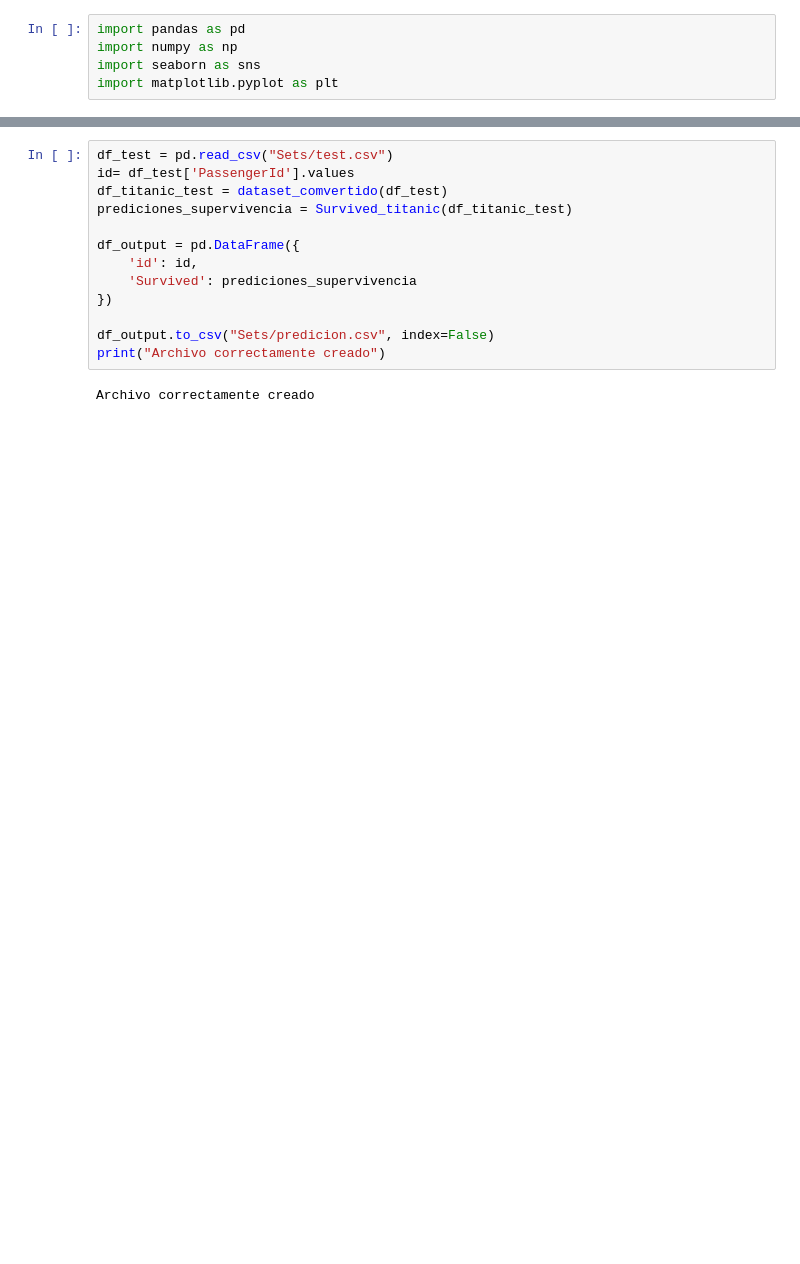
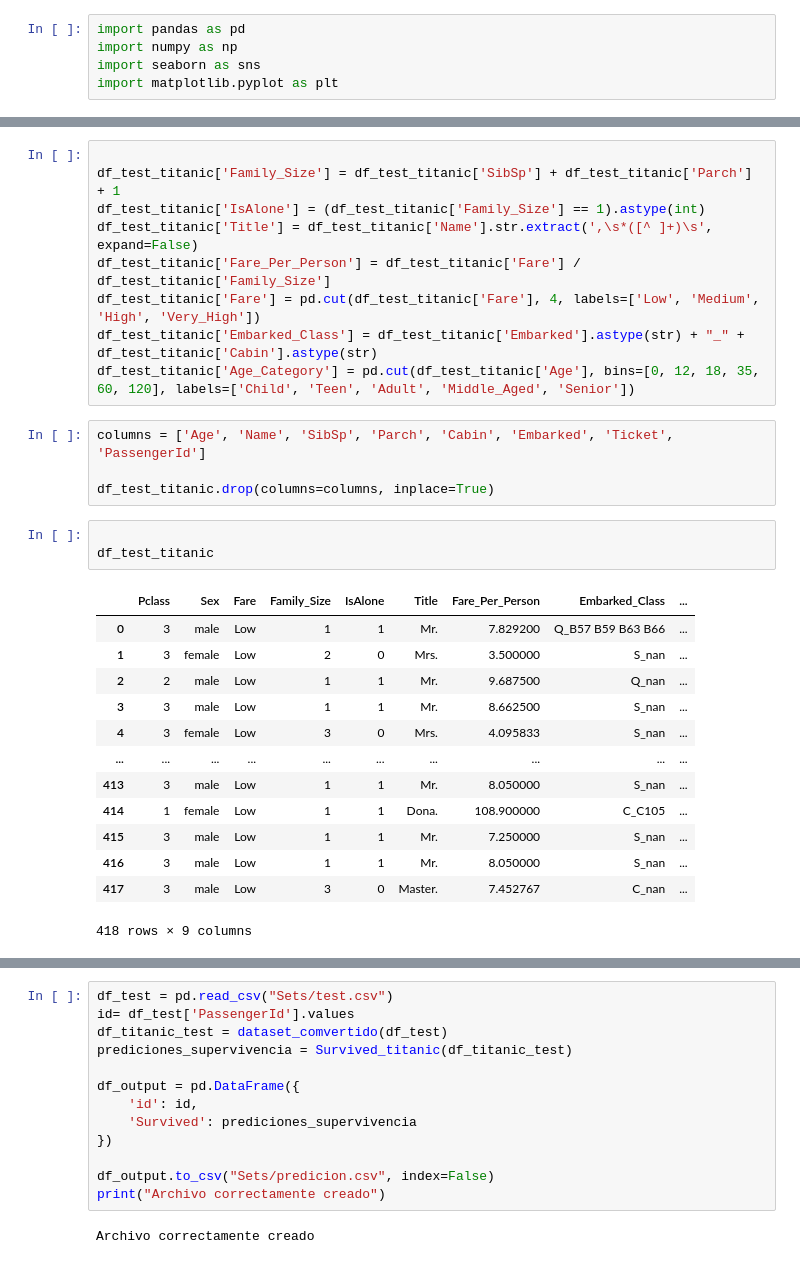
Before and after one commit to David2003006/Inteligencia-Artificial, a Jupyter notebook: Titanic/Practica4.ipynb, the cells around one changed output, grey strips where cells are left out. Saved outputs shown, nothing was run; the diff lists cells and outputs as text; blank space fills up the shorter version.

```diff
--- a/Titanic/Practica4.ipynb
+++ b/Titanic/Practica4.ipynb
@@ -58,0 +42,30 @@ dtype: int64
+# %%
+
+df_test_titanic['Family_Size'] = df_test_titanic['SibSp'] + df_test_titanic['Parch'] + 1
+df_test_titanic['IsAlone'] = (df_test_titanic['Family_Size'] == 1).astype(int)
+df_test_titanic['Title'] = df_test_titanic['Name'].str.extract(',\s*([^ ]+)\s', expand=False)
+df_test_titanic['Fare_Per_Person'] = df_test_titanic['Fare'] / df_test_titanic['Family_Size']
+df_test_titanic['Fare'] = pd.cut(df_test_titanic['Fare'], 4, labels=['Low', 'Medium', 'High', 'Very_High'])
+df_test_titanic['Embarked_Class'] = df_test_titanic['Embarked'].astype(str) + "_" + df_test_titanic['Cabin'].astype(str)
+df_test_titanic['Age_Category'] = pd.cut(df_test_titanic['Age'], bins=[0, 12, 18, 35, 60, 120], labels=['Child', 'Teen', 'Adult', 'Middle_Aged', 'Senior'])
+# %%
+columns = ['Age', 'Name', 'SibSp', 'Parch', 'Cabin', 'Embarked', 'Ticket', 'PassengerId']
+
+df_test_titanic.drop(columns=columns, inplace=True)
+# %%
+
+df_test_titanic
+# %% [output]
+|  | Pclass | Sex | Fare | Family_Size | IsAlone | Title | Fare_Per_Person | Embarked_Class | ... |
+| 0 | 3 | male | Low | 1 | 1 | Mr. | 7.829200 | Q_B57 B59 B63 B66 | ... |
+| 1 | 3 | female | Low | 2 | 0 | Mrs. | 3.500000 | S_nan | ... |
+| 2 | 2 | male | Low | 1 | 1 | Mr. | 9.687500 | Q_nan | ... |
+| 3 | 3 | male | Low | 1 | 1 | Mr. | 8.662500 | S_nan | ... |
+| 4 | 3 | female | Low | 3 | 0 | Mrs. | 4.095833 | S_nan | ... |
+| ... | ... | ... | ... | ... | ... | ... | ... | ... | ... |
+| 413 | 3 | male | Low | 1 | 1 | Mr. | 8.050000 | S_nan | ... |
+| 414 | 1 | female | Low | 1 | 1 | Dona. | 108.900000 | C_C105 | ... |
+| 415 | 3 | male | Low | 1 | 1 | Mr. | 7.250000 | S_nan | ... |
+| 416 | 3 | male | Low | 1 | 1 | Mr. | 8.050000 | S_nan | ... |
+| 417 | 3 | male | Low | 3 | 0 | Master. | 7.452767 | C_nan | ... |
+418 rows × 9 columns
```
Also changed, not shown: parts of 17 cells of this notebook.
